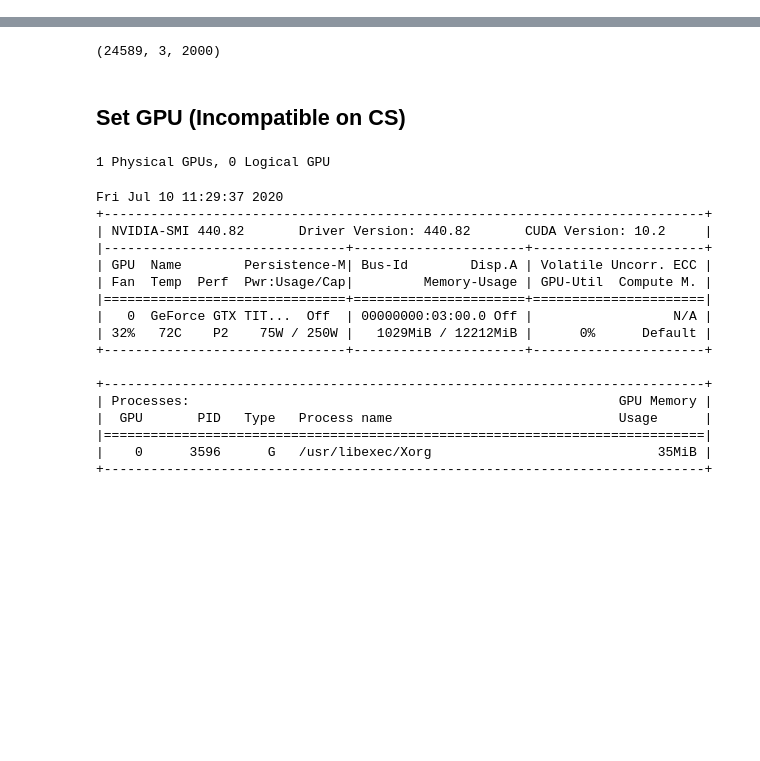
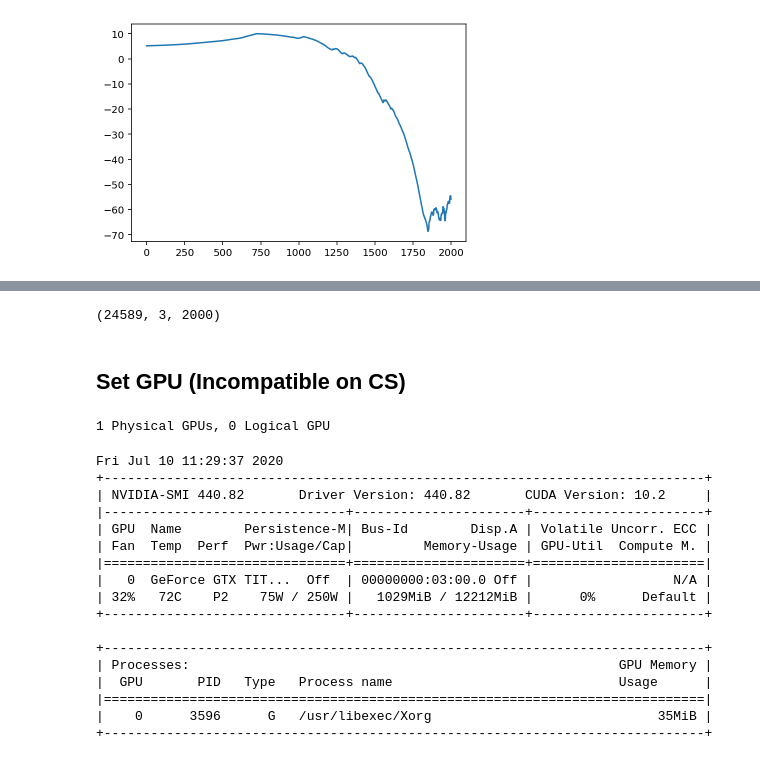
Before and after one commit to stockeh/cira-ml-soundings, a Jupyter notebook: notebooks/arm-sgp-lamont-ok.ipynb, the cells around one changed output, grey strips where cells are left out. Drawn from its saved outputs; the diff is of its cells as text; code cells hidden in the pictures; blank space fills up the shorter version.

```diff
--- a/notebooks/arm-sgp-lamont-ok.ipynb
+++ b/notebooks/arm-sgp-lamont-ok.ipynb
@@ -60,0 +53,9 @@ Data variables:
+# %%
+def interpolate_profile_log(y, sonde_profile_dims=2000, base=2):
+    f = interpolate.interp1d(np.arange(len(y)), y, kind='linear')
+    return f(np.logspace(0, np.log(len(y) - 2) / np.log(base), base=base, num=sonde_profile_dims))
+# %%
+ps = interpolate_profile_log(t, SONDE_PROFILE_DIMS)
+plt.plot(ps);
+# %% [output]
+[figure, added]
```
Also changed, not shown: parts of 9 cells of this notebook, 2 other files.
